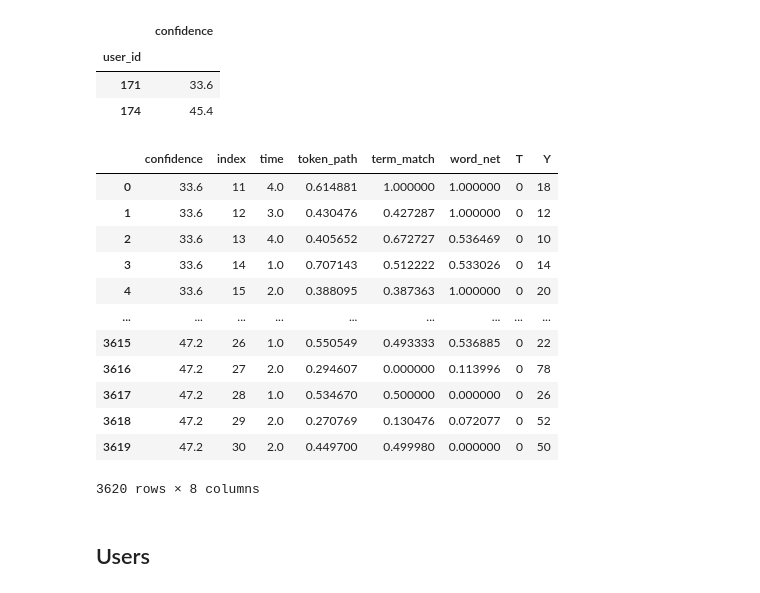
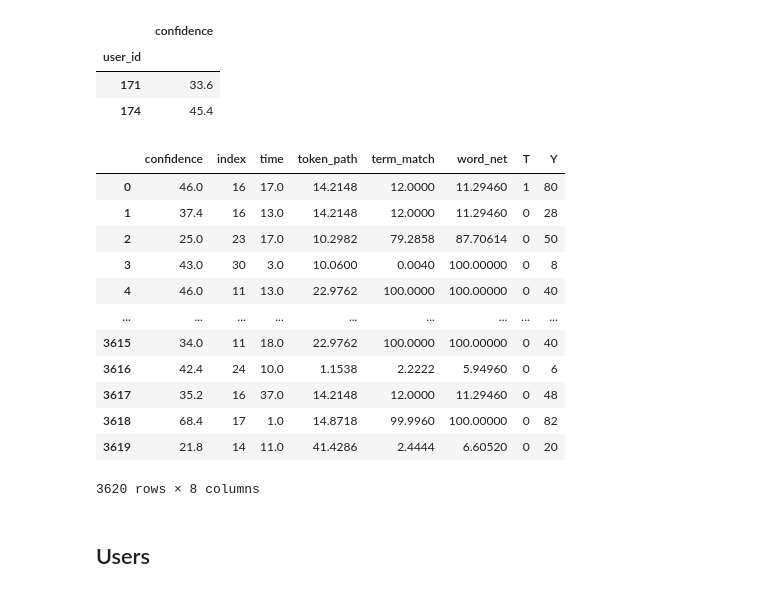
Before and after one commit to MatanSolomon01/097400-Final-Project, a Jupyter notebook: Data preparation.ipynb, the cells around one changed output. Cells and saved outputs as stored; diff of their text form; code cells hidden in the pictures.

```diff
--- a/Data preparation.ipynb
+++ b/Data preparation.ipynb
@@ -544,22 +550,24 @@ mean_confidences.head(2)
 # %%
 t_data1 = pd.merge(left=t_data, right=mean_confidences, left_on='user_id', right_index=True, how='left')
 t_data1 = t_data1[['confidence'] + list(t_data1.columns[1:-1])]
 t_data1 = t_data1[t_data1['index']>10]
-t_data1 = t_data1.reset_index(drop=True)
+for c in ['token_path', 'term_match', 'word_net']:
+    t_data1[c] = 200*(t_data1[c] - 0.5).abs()
+t_data1 = t_data1.sample(frac=1).reset_index(drop=True)
 t_data1
 # %% [output]
 |  | confidence | index | time | token_path | term_match | word_net | T | Y |
-| 0 | 33.6 | 11 | 4.0 | 0.614881 | 1.000000 | 1.000000 | 0 | 18 |
-| 1 | 33.6 | 12 | 3.0 | 0.430476 | 0.427287 | 1.000000 | 0 | 12 |
-| 2 | 33.6 | 13 | 4.0 | 0.405652 | 0.672727 | 0.536469 | 0 | 10 |
-| 3 | 33.6 | 14 | 1.0 | 0.707143 | 0.512222 | 0.533026 | 0 | 14 |
-| 4 | 33.6 | 15 | 2.0 | 0.388095 | 0.387363 | 1.000000 | 0 | 20 |
+| 0 | 46.0 | 16 | 17.0 | 14.2148 | 12.0000 | 11.29460 | 1 | 80 |
+| 1 | 37.4 | 16 | 13.0 | 14.2148 | 12.0000 | 11.29460 | 0 | 28 |
+| 2 | 25.0 | 23 | 17.0 | 10.2982 | 79.2858 | 87.70614 | 0 | 50 |
+| 3 | 43.0 | 30 | 3.0 | 10.0600 | 0.0040 | 100.00000 | 0 | 8 |
+| 4 | 46.0 | 11 | 13.0 | 22.9762 | 100.0000 | 100.00000 | 0 | 40 |
 | ... | ... | ... | ... | ... | ... | ... | ... | ... |
-| 3615 | 47.2 | 26 | 1.0 | 0.550549 | 0.493333 | 0.536885 | 0 | 22 |
-| 3616 | 47.2 | 27 | 2.0 | 0.294607 | 0.000000 | 0.113996 | 0 | 78 |
-| 3617 | 47.2 | 28 | 1.0 | 0.534670 | 0.500000 | 0.000000 | 0 | 26 |
-| 3618 | 47.2 | 29 | 2.0 | 0.270769 | 0.130476 | 0.072077 | 0 | 52 |
-| 3619 | 47.2 | 30 | 2.0 | 0.449700 | 0.499980 | 0.000000 | 0 | 50 |
+| 3615 | 34.0 | 11 | 18.0 | 22.9762 | 100.0000 | 100.00000 | 0 | 40 |
+| 3616 | 42.4 | 24 | 10.0 | 1.1538 | 2.2222 | 5.94960 | 0 | 6 |
+| 3617 | 35.2 | 16 | 37.0 | 14.2148 | 12.0000 | 11.29460 | 0 | 48 |
+| 3618 | 68.4 | 17 | 1.0 | 14.8718 | 99.9960 | 100.00000 | 0 | 82 |
+| 3619 | 21.8 | 14 | 11.0 | 41.4286 | 2.4444 | 6.60520 | 0 | 20 |
 3620 rows × 8 columns
 # %%
 save = True
```
Also changed, not shown: parts of 3 cells of this notebook, 1 other file.
